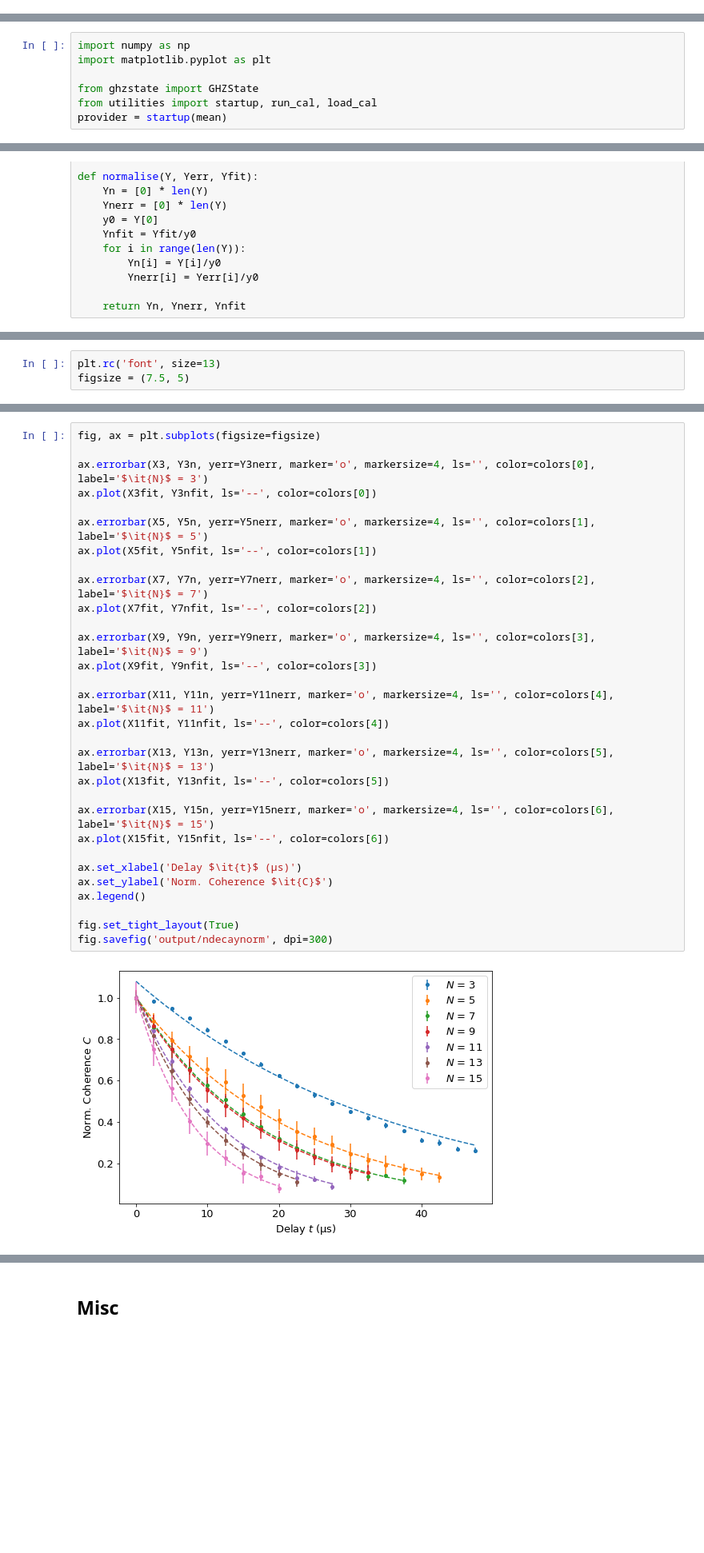
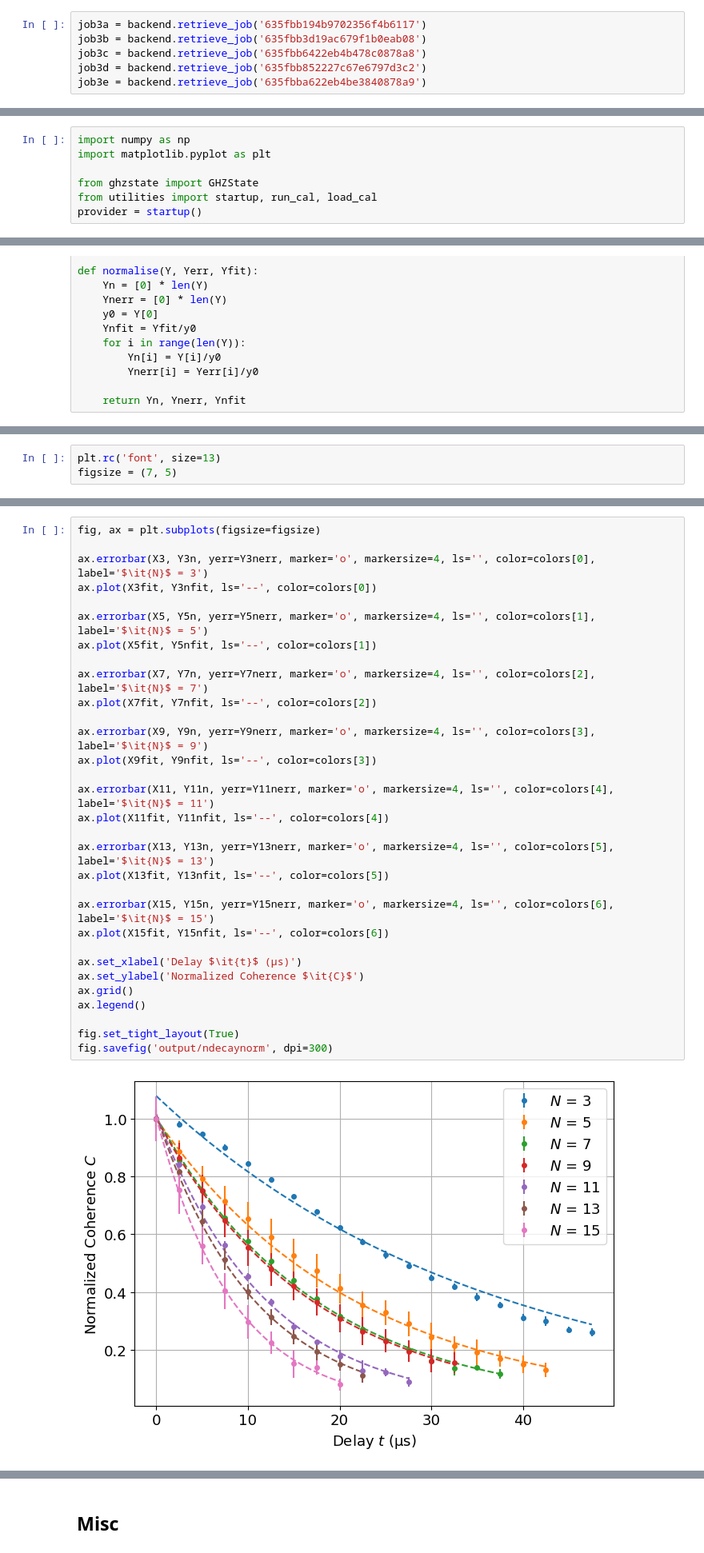
Before and after one commit to jkfids/qiskit-entangle, a Jupyter notebook: code/ghz_decays.ipynb, the cells around one changed output, grey strips where cells are left out. Shown at 80% size. Cells and saved outputs as stored; diff of their text form; blank space fills up the shorter version.

```diff
--- a/code/ghz_decays.ipynb
+++ b/code/ghz_decays.ipynb
@@ -212,6 +237,12 @@ Job ID: 635fbb3d19ac679f1b0eab08
 Job ID: 635fbb6422eb4b478c0878a8
 Job ID: 635fbb852227c67e6797d3c2
 Job ID: 635fbba622eb4be3840878a9
+# %%
+job3a = backend.retrieve_job('635fbb194b9702356f4b6117')
+job3b = backend.retrieve_job('635fbb3d19ac679f1b0eab08')
+job3c = backend.retrieve_job('635fbb6422eb4b478c0878a8')
+job3d = backend.retrieve_job('635fbb852227c67e6797d3c2')
+job3e = backend.retrieve_job('635fbba622eb4be3840878a9')
 # %%
 job_list = [job3a, job3b, job3c, job3d, job3e]
 #job_list = [job3a]
@@ -349,5 +377,5 @@ import matplotlib.pyplot as plt
 
 from ghzstate import GHZState
 from utilities import startup, run_cal, load_cal
-provider = startup(mean)
+provider = startup()
 # %% [output]
@@ -822,6 +857,6 @@ a = 0.7341435419890279, b = 0.12079171682390054
 # %%
 plt.rc('font', size=13)
-figsize = (7.5, 5)
+figsize = (7, 5)
 # %%
 colors = plt.rcParams['axes.prop_cycle'].by_key()['color']
 fig, ax = plt.subplots(figsize=figsize)
@@ -858,32 +893,33 @@ fig.savefig('output/ndecay', dpi=300)
 # %%
 fig, ax = plt.subplots(figsize=figsize)
 
 ax.errorbar(X3, Y3n, yerr=Y3nerr, marker='o', markersize=4, ls='', color=colors[0], label='$\it{N}$ = 3')
 ax.plot(X3fit, Y3nfit, ls='--', color=colors[0])
 
 ax.errorbar(X5, Y5n, yerr=Y5nerr, marker='o', markersize=4, ls='', color=colors[1], label='$\it{N}$ = 5')
 ax.plot(X5fit, Y5nfit, ls='--', color=colors[1])
 
 ax.errorbar(X7, Y7n, yerr=Y7nerr, marker='o', markersize=4, ls='', color=colors[2], label='$\it{N}$ = 7')
 ax.plot(X7fit, Y7nfit, ls='--', color=colors[2])
 
 ax.errorbar(X9, Y9n, yerr=Y9nerr, marker='o', markersize=4, ls='', color=colors[3], label='$\it{N}$ = 9')
 ax.plot(X9fit, Y9nfit, ls='--', color=colors[3])
 
 ax.errorbar(X11, Y11n, yerr=Y11nerr, marker='o', markersize=4, ls='', color=colors[4], label='$\it{N}$ = 11')
 ax.plot(X11fit, Y11nfit, ls='--', color=colors[4])
 
 ax.errorbar(X13, Y13n, yerr=Y13nerr, marker='o', markersize=4, ls='', color=colors[5], label='$\it{N}$ = 13')
 ax.plot(X13fit, Y13nfit, ls='--', color=colors[5])
 
 ax.errorbar(X15, Y15n, yerr=Y15nerr, marker='o', markersize=4, ls='', color=colors[6], label='$\it{N}$ = 15')
 ax.plot(X15fit, Y15nfit, ls='--', color=colors[6])
 
 ax.set_xlabel('Delay $\it{t}$ (μs)')
-ax.set_ylabel('Norm. Coherence $\it{C}$')
+ax.set_ylabel('Normalized Coherence $\it{C}$')
+ax.grid()
 ax.legend()
 
 fig.set_tight_layout(True)
 fig.savefig('output/ndecaynorm', dpi=300)
 # %% [output]
-[figure, old version]
+[figure, new version]
```
Also changed, not shown: parts of 40 cells of this notebook, 18 other files.
